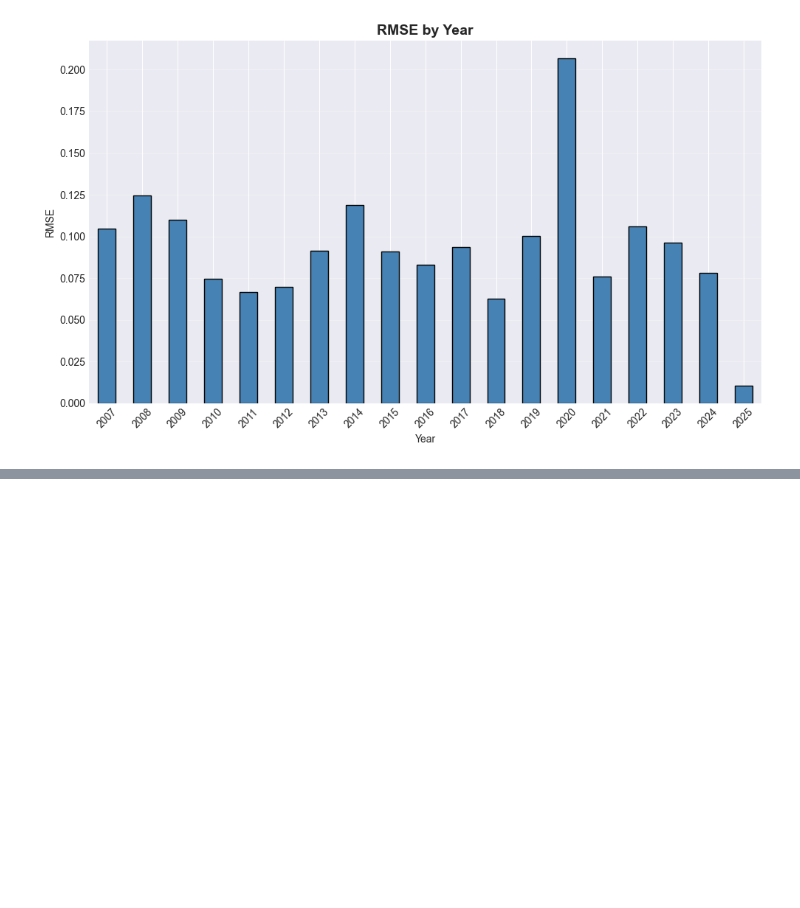
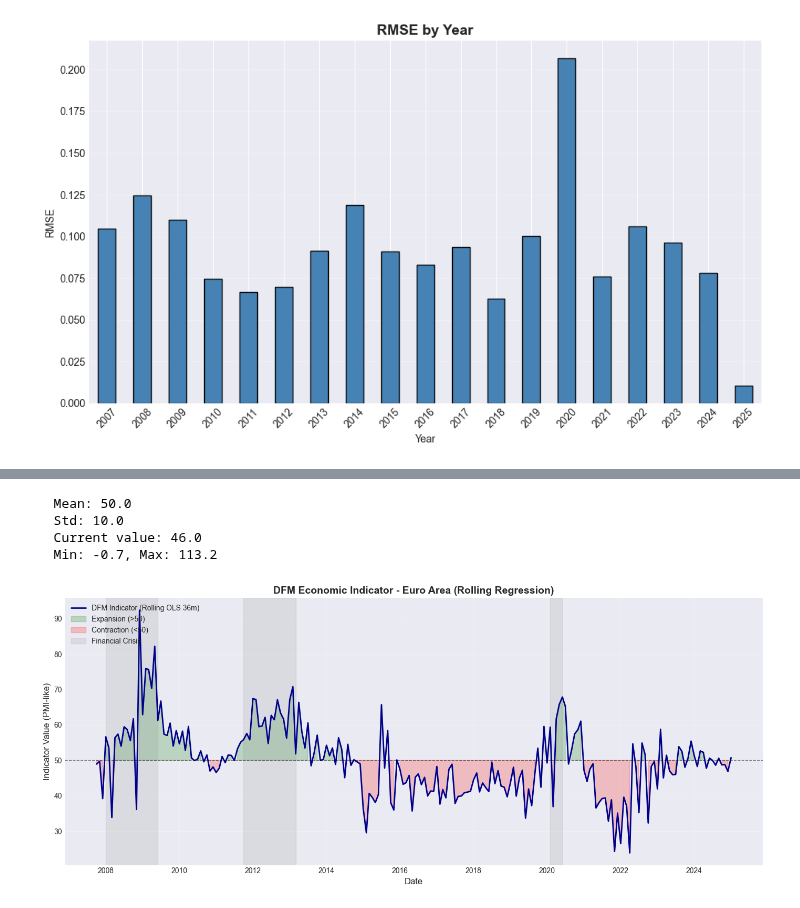
Before and after one commit to Timodang/Macro-financial-index, a Jupyter notebook: main.ipynb, the cells around one changed output, grey strips where cells are left out. Cells and saved outputs as stored; diff of their text form; code cells hidden in the pictures; blank space fills up the shorter version.

```diff
--- a/main.ipynb
+++ b/main.ipynb
@@ -1091,0 +1185,15 @@ Common variables: {'BCI_EA', 'M1_EACC', 'intercept', 'PPICAG_EA', 'RTCONFIX_EA',
+# %%
+# Estimation of the index from Ridge and plot
+raw_indicator_rolling_ridge = result_ridge.y_pred
+df_indicator_ridge:pd.DataFrame = indicator_pmi(-raw_indicator_rolling_ridge)
+print(f"  Mean: 50.0")
+print(f"  Std: 10.0")
+print(f"  Current value: {df_indicator_ridge['Indicator'].iloc[-1]:.1f}")
+print(f"  Min: {df_indicator_ridge['Indicator'].min():.1f}, Max: {df_indicator_ridge['Indicator'].max():.1f}")
+plot_index(df_indicator_ridge)
+# %% [output]
+  Mean: 50.0
+  Std: 10.0
+  Current value: 46.0
+  Min: -0.7, Max: 113.2
+[figure, added]
```
Also changed, not shown: parts of 11 cells of this notebook, 5 other files.
